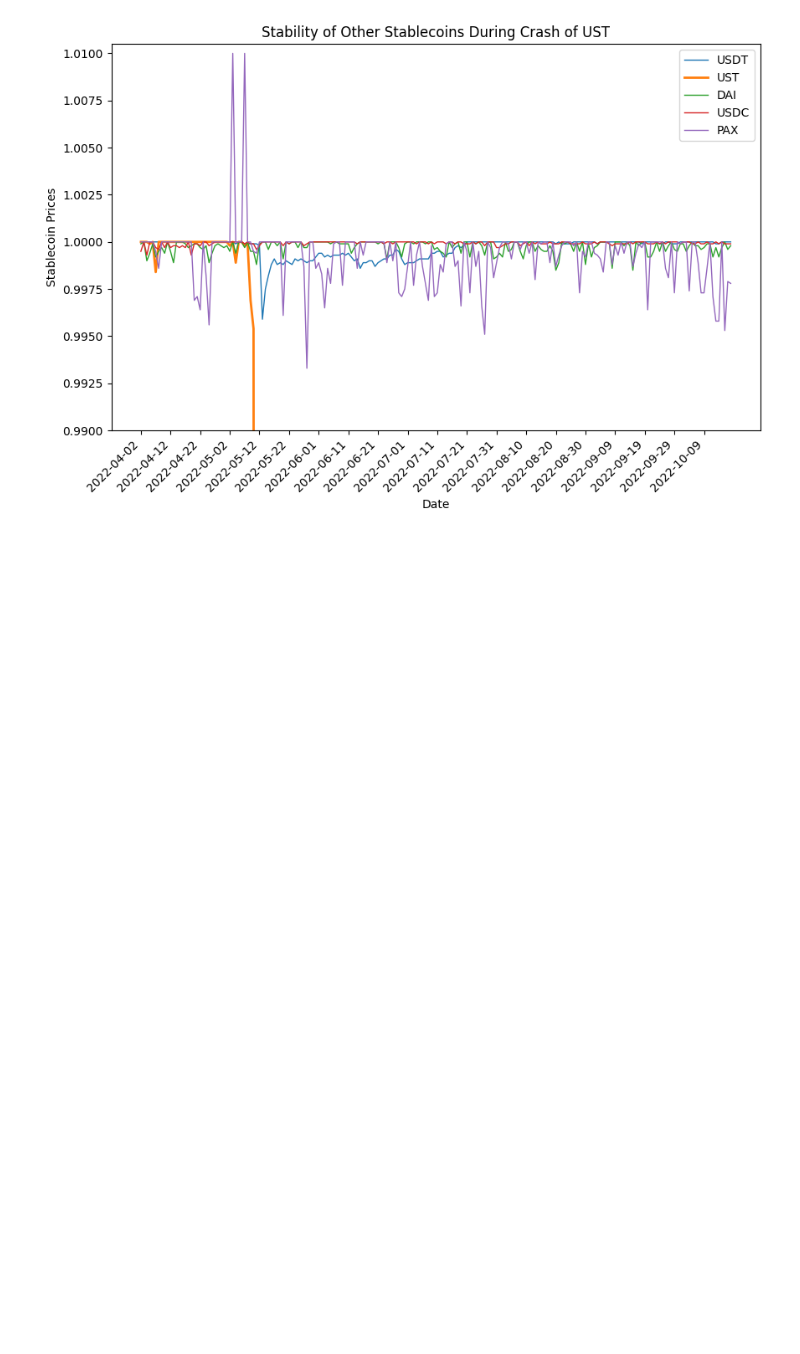
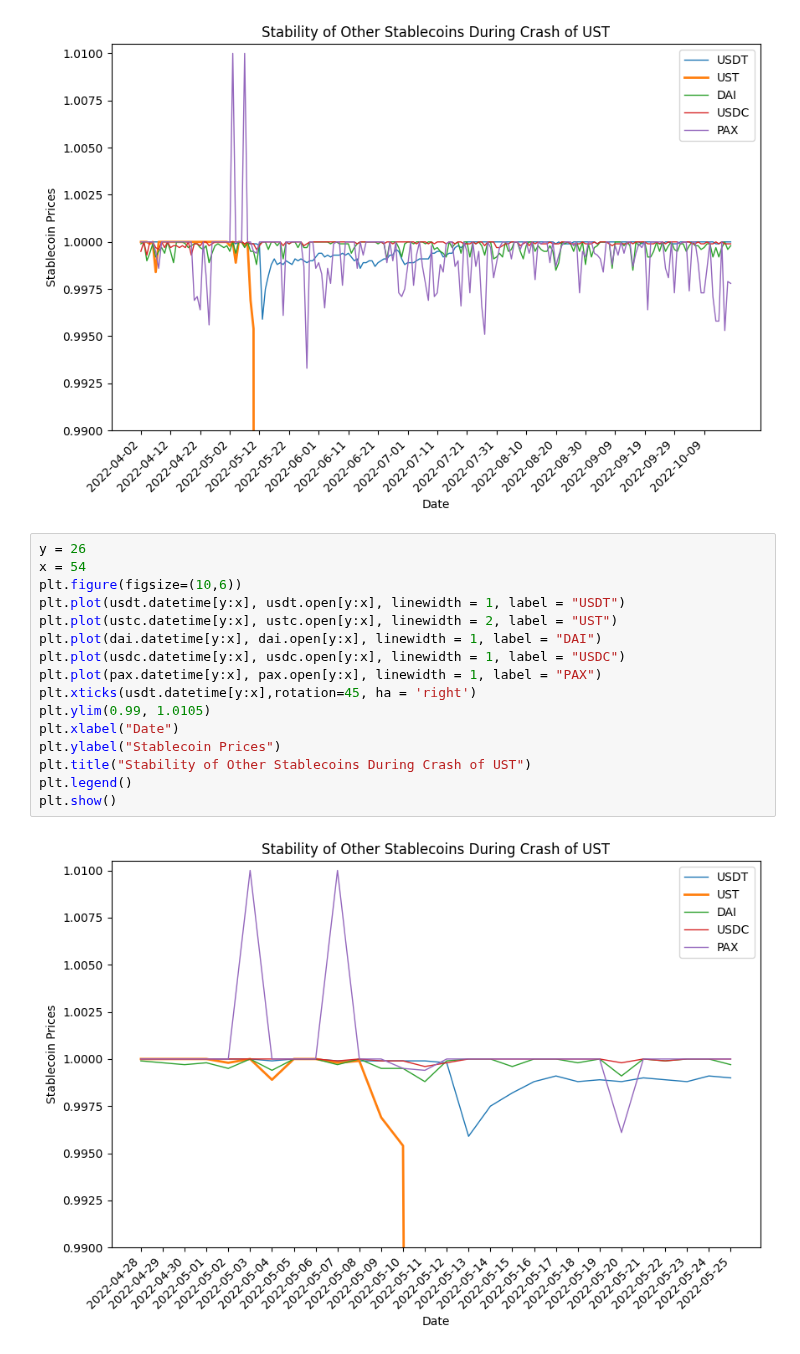
Before and after one commit to ChowchowWorks/DataBusters, a Jupyter notebook: src/crypto_prices.ipynb, the cells around one changed output. Cells and saved outputs as stored; diff of their text form; blank space fills up the shorter version.

```diff
--- a/src/crypto_prices.ipynb
+++ b/src/crypto_prices.ipynb
@@ -290,3 +290,21 @@ plt.legend()
 plt.show()
 # %% [output]
 [figure]
+# %%
+y = 26
+x = 54
+plt.figure(figsize=(10,6))
+plt.plot(usdt.datetime[y:x], usdt.open[y:x], linewidth = 1, label = "USDT")
+plt.plot(ustc.datetime[y:x], ustc.open[y:x], linewidth = 2, label = "UST")
+plt.plot(dai.datetime[y:x], dai.open[y:x], linewidth = 1, label = "DAI")
+plt.plot(usdc.datetime[y:x], usdc.open[y:x], linewidth = 1, label = "USDC")
+plt.plot(pax.datetime[y:x], pax.open[y:x], linewidth = 1, label = "PAX")
+plt.xticks(usdt.datetime[y:x],rotation=45, ha = 'right')
+plt.ylim(0.99, 1.0105)
+plt.xlabel("Date")
+plt.ylabel("Stablecoin Prices")
+plt.title("Stability of Other Stablecoins During Crash of UST")
+plt.legend()
+plt.show()
+# %% [output]
+[figure, added]
```
Also changed, not shown: parts of 7 cells of this notebook, 3 other files.
